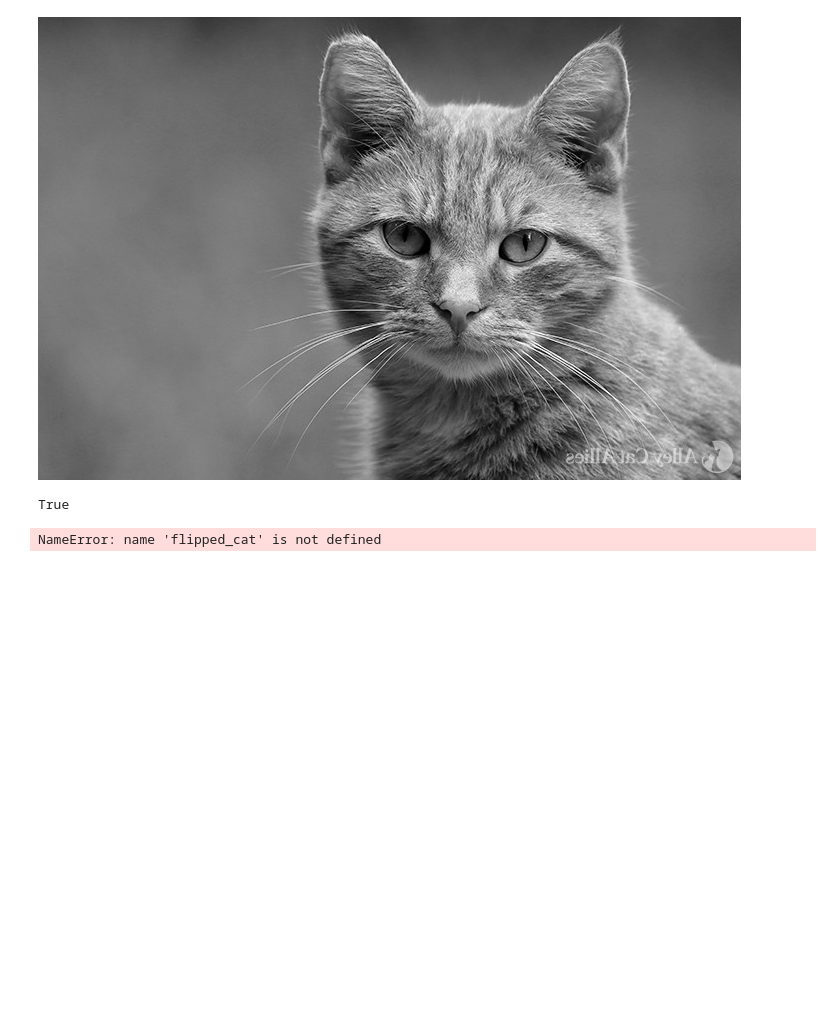
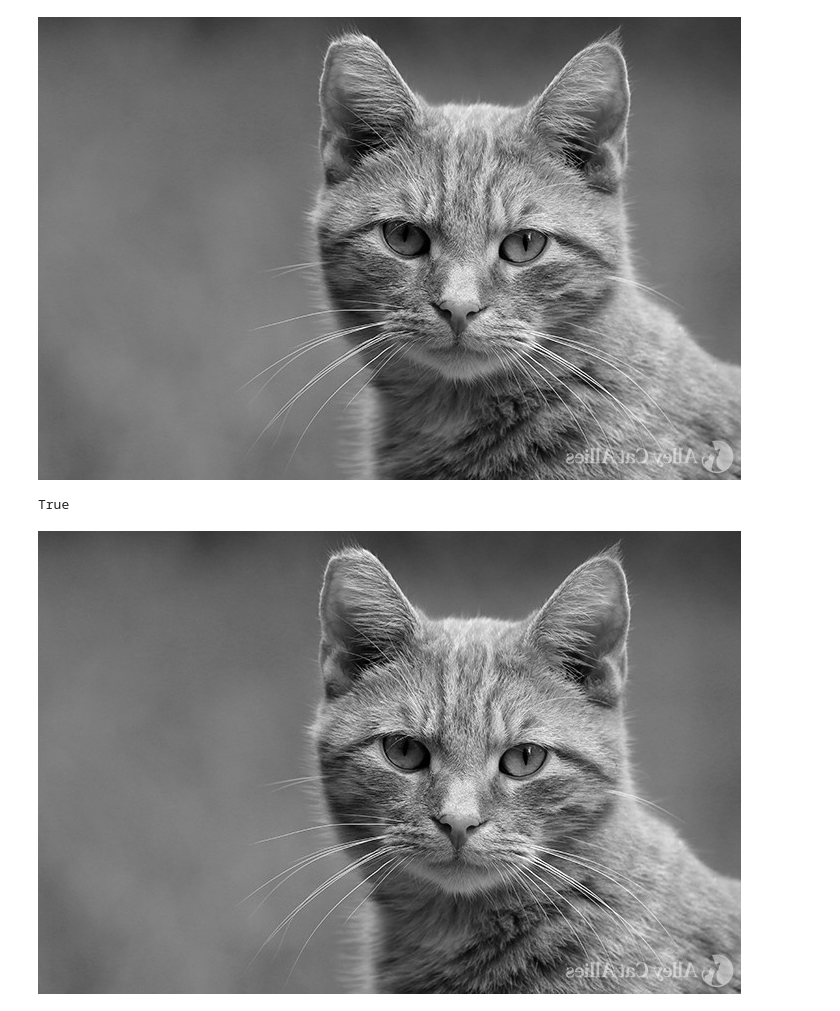
Before and after one commit to felix-824/compyuter_vision, a Jupyter notebook: cv_opencv.ipynb, the cells around one changed output. Cells and saved outputs as stored; diff of their text form; code cells hidden in the pictures; blank space fills up the shorter version.

Commit message:
fix: correct image variable name

```diff
--- a/cv_opencv.ipynb
+++ b/cv_opencv.ipynb
@@ -63,6 +63,6 @@ cv2.imwrite("flipped_cat.jpg", flipped)
 True
 # %%
 cropped_cat = cv2.imread("/content/flipped_cat.jpg")
-cv2_imshow(flipped_cat)
+cv2_imshow(cropped_cat)
 # %% [output]
-NameError: name 'flipped_cat' is not defined
+[figure, added]
```
